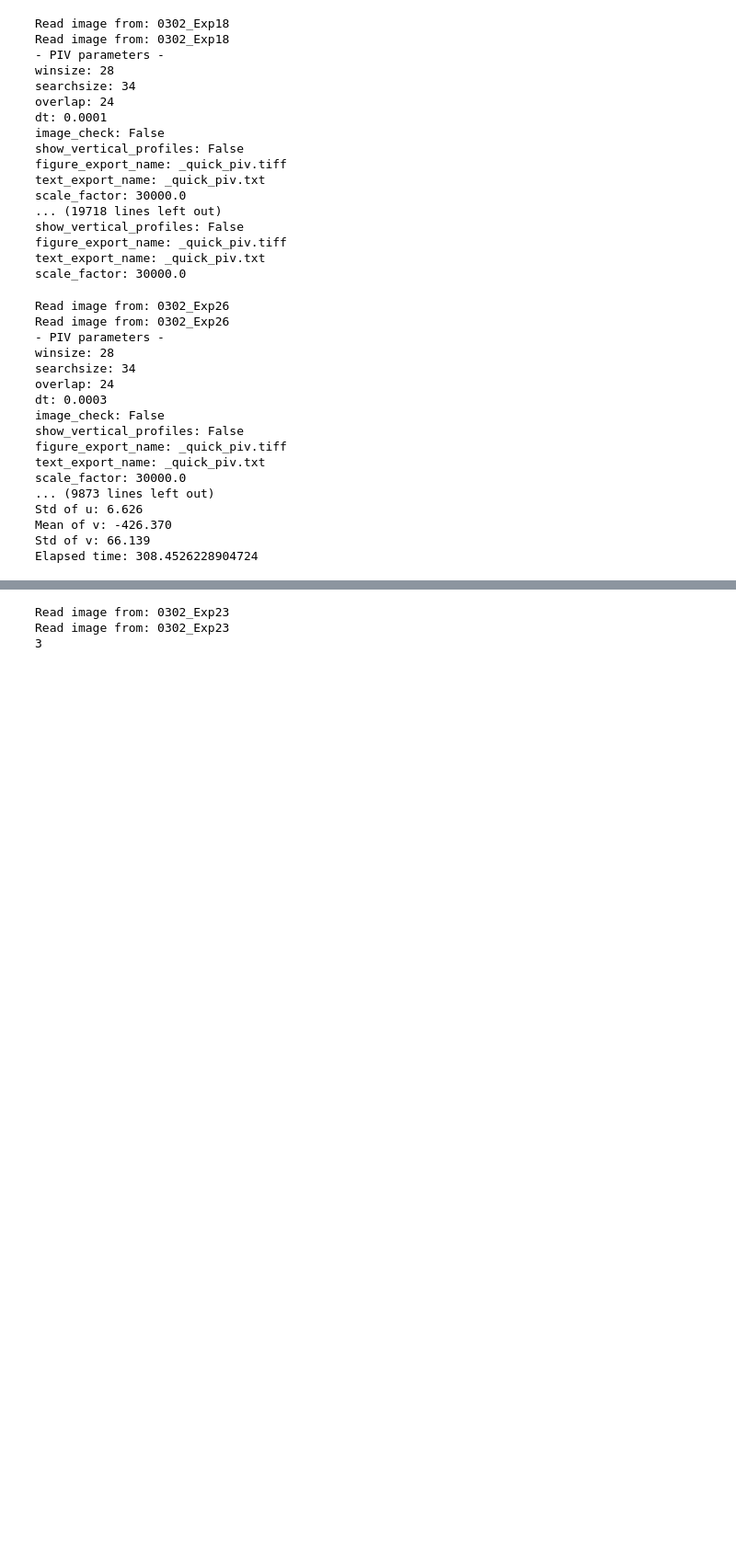
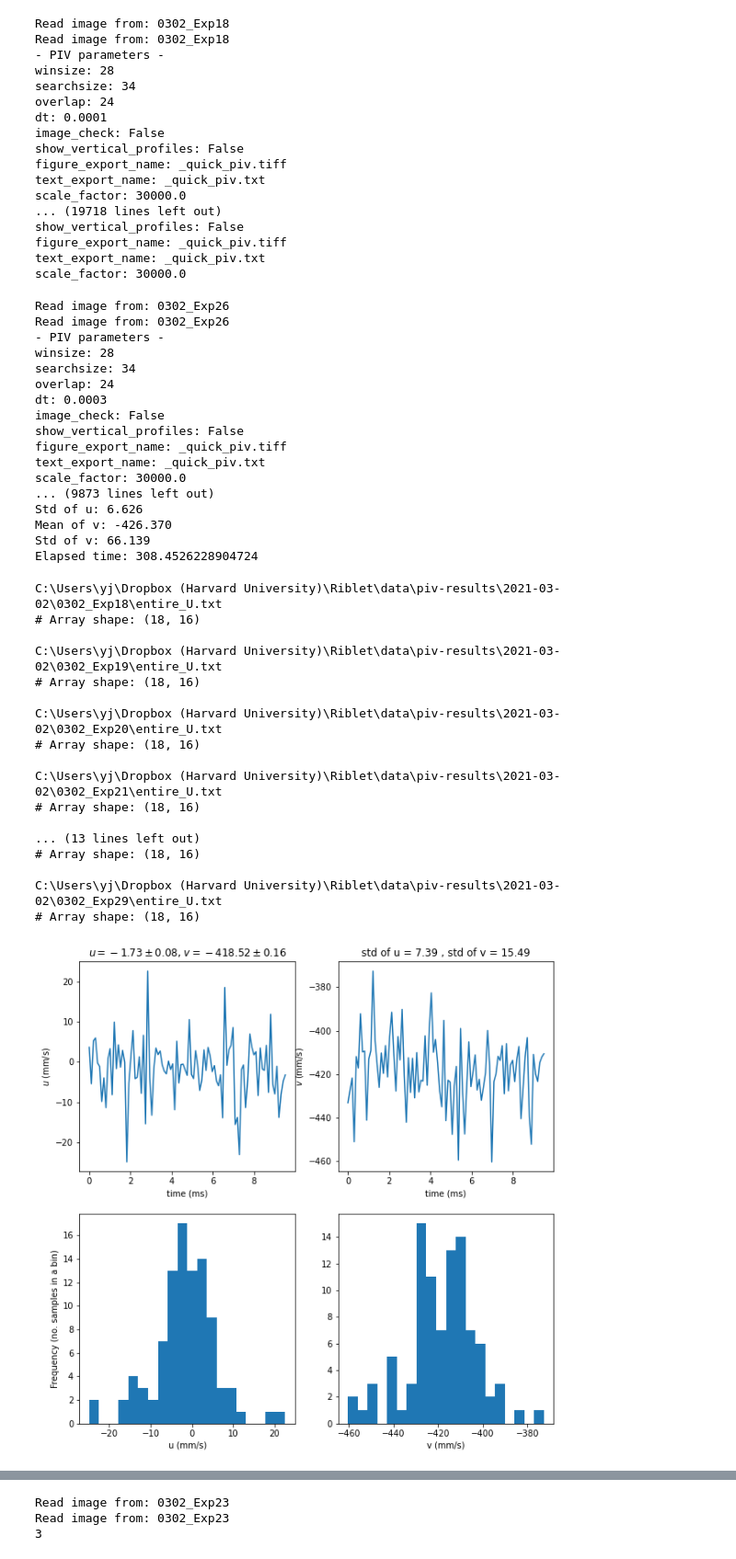
Before and after one commit to yeonsu-jung/piv_recipes, a Jupyter notebook: note_2021-03-07_piv_assessment.ipynb, the cells around one changed output, grey strips where cells are left out. Shown at 92% size. Drawn from its saved outputs; the diff is of its cells as text; code cells hidden in the pictures; blank space fills up the shorter version.

```diff
--- a/note_2021-03-07_piv_assessment.ipynb
+++ b/note_2021-03-07_piv_assessment.ipynb
@@ -103,3 +104,36 @@ Std of u: 6.626
 Mean of v: -426.370
 Std of v: 66.139
 Elapsed time: 308.4526228904724
+# %%
+paths = ['0302_Exp18',
+ '0302_Exp19',
+ '0302_Exp20',
+ '0302_Exp21',
+ '0302_Exp22',
+ '0302_Exp23',
+ '0302_Exp24',
+ '0302_Exp25',
+ '0302_Exp28',
+ '0302_Exp29']
+for x in paths:
+    search_dict = {'path': x}
+    pi.point_statistics(search_dict,3,3,0.1)
+# %% [output]
+C:\Users\yj\Dropbox (Harvard University)\Riblet\data\piv-results\2021-03-02\0302_Exp18\entire_U.txt
+# Array shape: (18, 16)
+
+C:\Users\yj\Dropbox (Harvard University)\Riblet\data\piv-results\2021-03-02\0302_Exp19\entire_U.txt
+# Array shape: (18, 16)
+
+C:\Users\yj\Dropbox (Harvard University)\Riblet\data\piv-results\2021-03-02\0302_Exp20\entire_U.txt
+# Array shape: (18, 16)
+
+C:\Users\yj\Dropbox (Harvard University)\Riblet\data\piv-results\2021-03-02\0302_Exp21\entire_U.txt
+# Array shape: (18, 16)
+
+... (13 lines left out)
+# Array shape: (18, 16)
+
+C:\Users\yj\Dropbox (Harvard University)\Riblet\data\piv-results\2021-03-02\0302_Exp29\entire_U.txt
+# Array shape: (18, 16)
+[figure, added]
```
Also changed, not shown: parts of 14 cells of this notebook, 1 other file.
